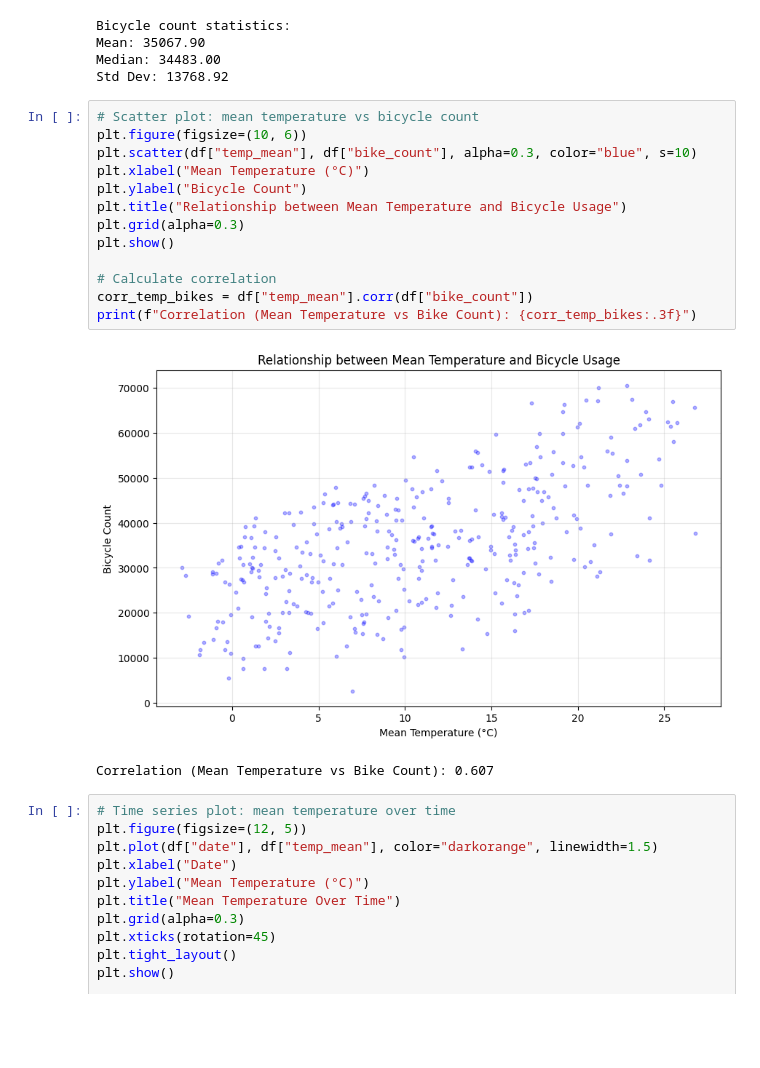
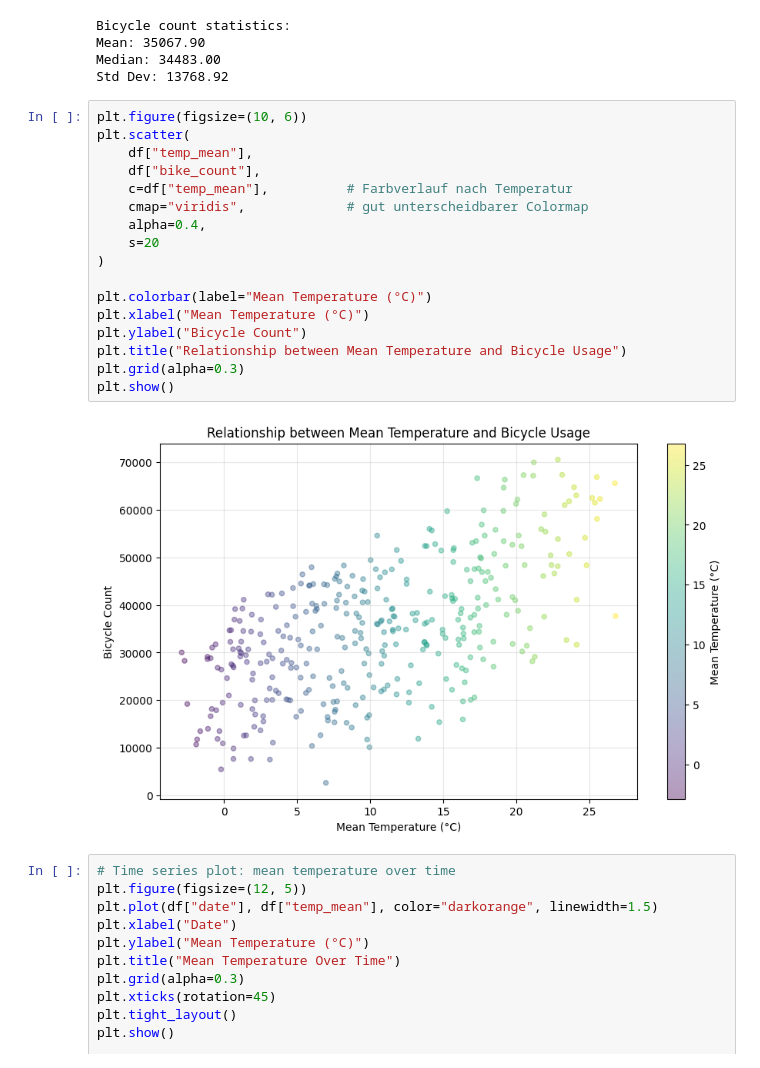
Before and after one commit to zulliand/data_analytics_project, a Jupyter notebook: notebooks/03_eda.ipynb, the cells around one changed output. Saved outputs shown, nothing was run; the diff lists cells and outputs as text; blank space fills up the shorter version.

Commit message:
Edited "Relationship between Mean Temperature and Bicycle Usage"

```diff
--- a/notebooks/03_eda.ipynb
+++ b/notebooks/03_eda.ipynb
@@ -83,21 +83,24 @@ Mean: 35067.90
 Median: 34483.00
 Std Dev: 13768.92
 # %%
-# Scatter plot: mean temperature vs bicycle count
 plt.figure(figsize=(10, 6))
-plt.scatter(df["temp_mean"], df["bike_count"], alpha=0.3, color="blue", s=10)
+plt.scatter(
+    df["temp_mean"],
+    df["bike_count"],
+    c=df["temp_mean"],          # Farbverlauf nach Temperatur
+    cmap="viridis",             # gut unterscheidbarer Colormap
+    alpha=0.4,
+    s=20
+)
+
+plt.colorbar(label="Mean Temperature (°C)")
 plt.xlabel("Mean Temperature (°C)")
 plt.ylabel("Bicycle Count")
 plt.title("Relationship between Mean Temperature and Bicycle Usage")
 plt.grid(alpha=0.3)
 plt.show()
-
-# Calculate correlation
-corr_temp_bikes = df["temp_mean"].corr(df["bike_count"])
-print(f"Correlation (Mean Temperature vs Bike Count): {corr_temp_bikes:.3f}")
 # %% [output]
-[figure, old version]
+[figure, new version]
-Correlation (Mean Temperature vs Bike Count): 0.607
 # %%
 # Time series plot: mean temperature over time
 plt.figure(figsize=(12, 5))
```
Also changed, not shown: parts of 1 cell of this notebook.
